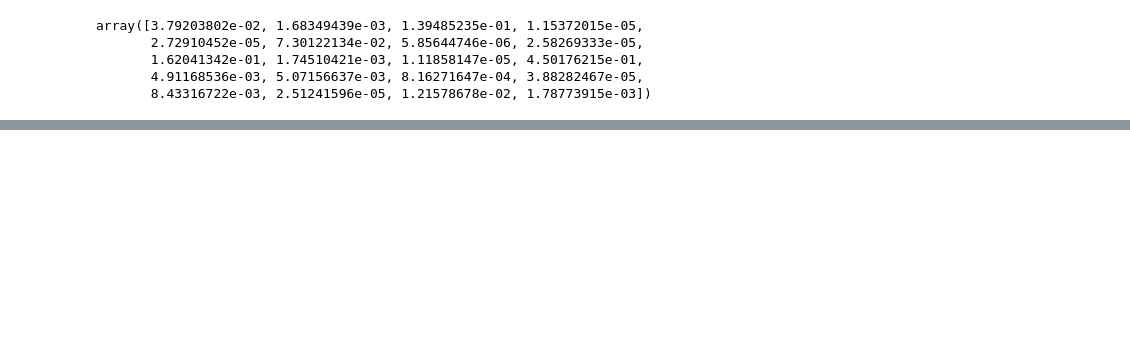
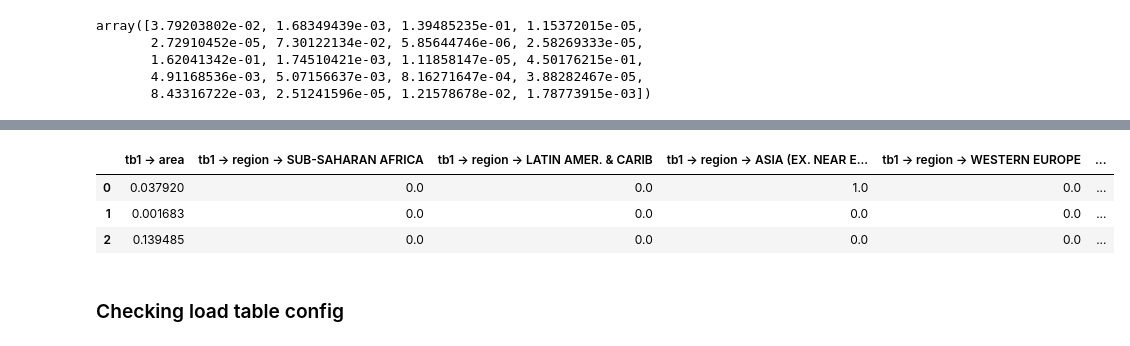
Before and after one commit to raynardj/python4ml, a Jupyter notebook: experiments/structured_data_preprocessor.ipynb, the cells around one changed output, grey strips where cells are left out. Cells and saved outputs as stored; diff of their text form; code cells hidden in the pictures; blank space fills up the shorter version.

```diff
--- a/experiments/structured_data_preprocessor.ipynb
+++ b/experiments/structured_data_preprocessor.ipynb
@@ -304,0 +340,2 @@ countries
+# %%
+tb1 = tabulate("tb1")
@@ -304,0 +344,3 @@ countries
+# %%
+sample_x = tb1.prepro(countries)[:3]
+sample_x
@@ -304,0 +357,7 @@ countries
+# %%
+tb1.check_dim(sample_x)
+# %% [output]
+|  | tb1 -> area | tb1 -> region -> SUB-SAHARAN AFRICA | tb1 -> region -> LATIN AMER. & CARIB | tb1 -> region -> ASIA (EX. NEAR E... | tb1 -> region -> WESTERN EUROPE | ... |
+| 0 | 0.037920 | 0.0 | 0.0 | 1.0 | 0.0 | ... |
+| 1 | 0.001683 | 0.0 | 0.0 | 0.0 | 0.0 | ... |
+| 2 | 0.139485 | 0.0 | 0.0 | 0.0 | 0.0 | ... |
@@ -304,0 +366,2 @@ countries
+# %% [markdown]
+### Checking load table config
```
Also changed, not shown: parts of 32 cells of this notebook.
